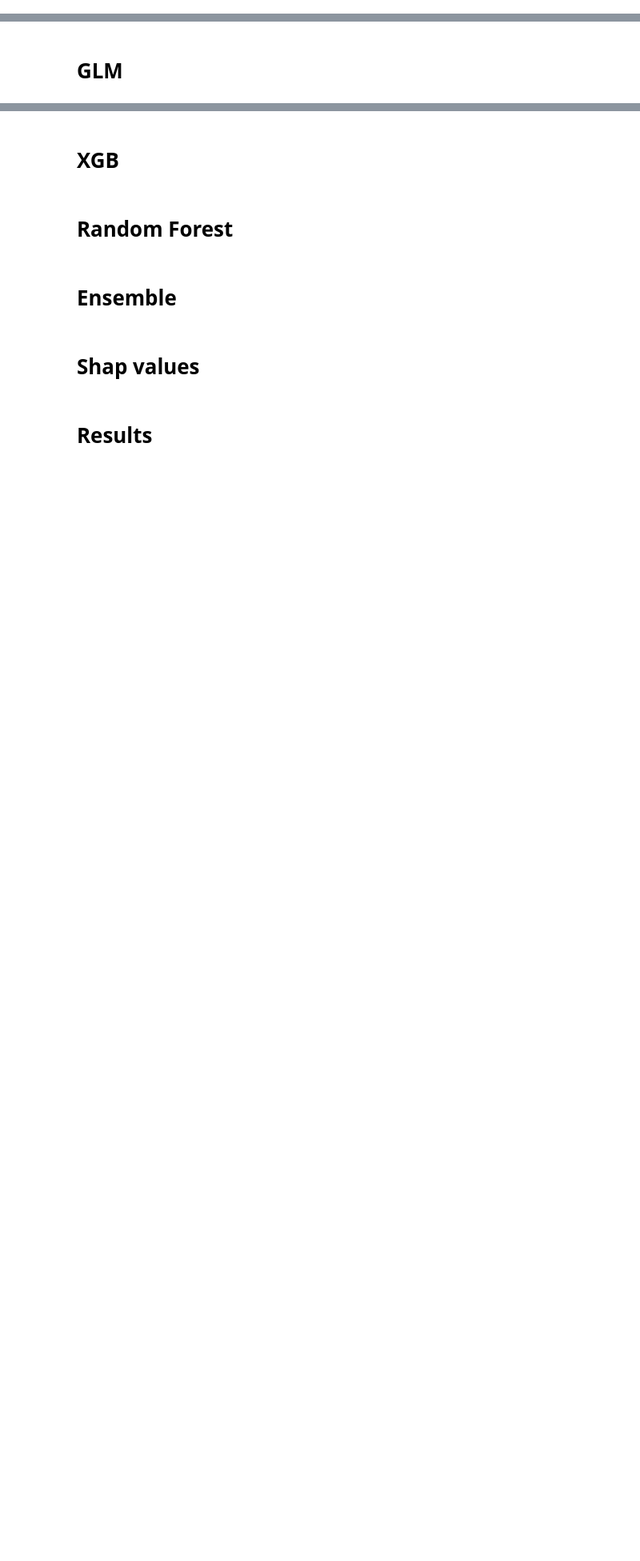
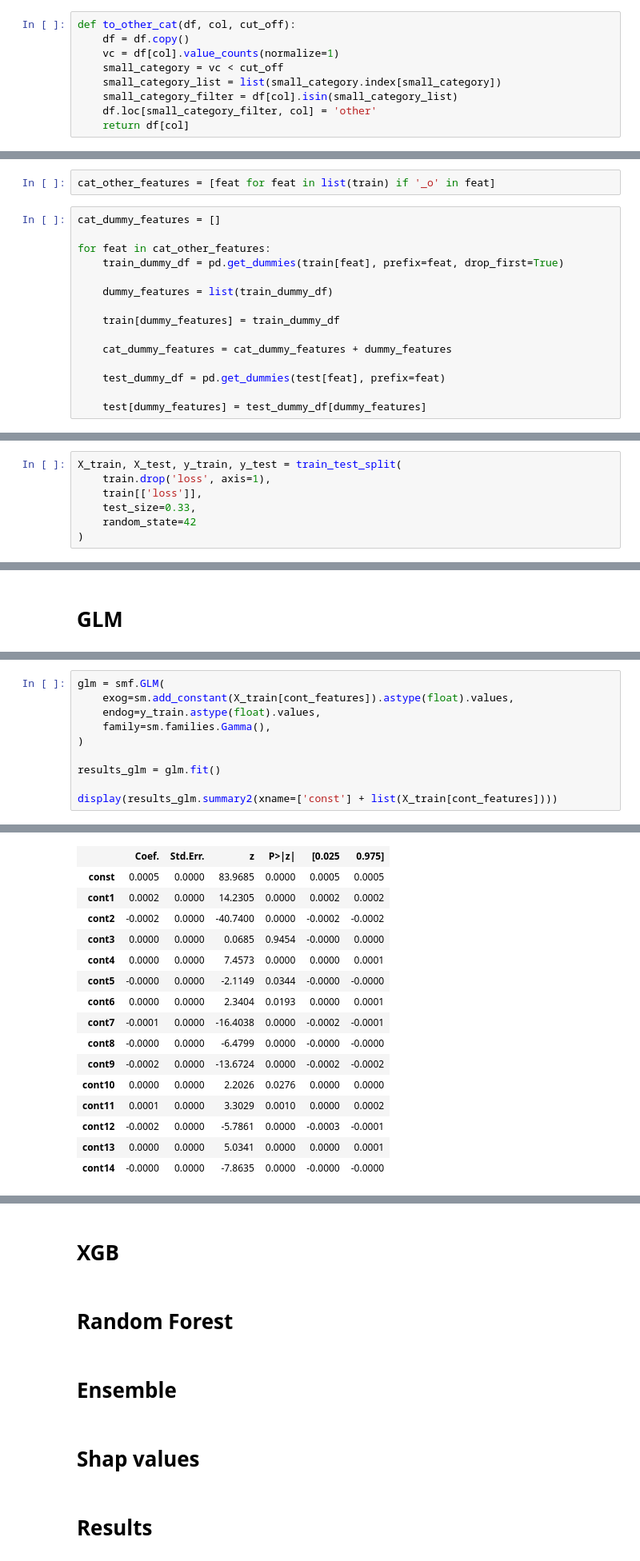
Before and after one commit to WoutAarts/portfolio, a Jupyter notebook: kaggle_insurance.ipynb, the cells around one changed output, grey strips where cells are left out. Shown: that part at 80% size. Drawn from its saved outputs; the diff is of its cells as text; blank space fills up the shorter version.

```diff
--- a/kaggle_insurance.ipynb
+++ b/kaggle_insurance.ipynb
@@ -95,0 +100,9 @@ If we need to create dummies from categorical variables, we can cut off at categ
+# %%
+def to_other_cat(df, col, cut_off):
+    df = df.copy()
+    vc = df[col].value_counts(normalize=1)
+    small_category = vc < cut_off
+    small_category_list = list(small_category.index[small_category])
+    small_category_filter = df[col].isin(small_category_list)
+    df.loc[small_category_filter, col] = 'other'
+    return df[col]
@@ -95,0 +141,17 @@ If we need to create dummies from categorical variables, we can cut off at categ
+# %%
+cat_other_features = [feat for feat in list(train) if '_o' in feat]
+# %%
+cat_dummy_features = []
+
+for feat in cat_other_features:
+    train_dummy_df = pd.get_dummies(train[feat], prefix=feat, drop_first=True)
+
+    dummy_features = list(train_dummy_df)
+
+    train[dummy_features] = train_dummy_df
+
+    cat_dummy_features = cat_dummy_features + dummy_features
+
+    test_dummy_df = pd.get_dummies(test[feat], prefix=feat)
+
+    test[dummy_features] = test_dummy_df[dummy_features]
@@ -203,0 +300,7 @@ ax.plot(np.arange(len(y)), y);
+# %%
+X_train, X_test, y_train, y_test = train_test_split(
+    train.drop('loss', axis=1),
+    train[['loss']],
+    test_size=0.33,
+    random_state=42
+)
@@ -205,0 +324,11 @@ ax.plot(np.arange(len(y)), y);
+# %%
+glm = smf.GLM(
+    exog=sm.add_constant(X_train[cont_features]).astype(float).values,
+    endog=y_train.astype(float).values,
+    family=sm.families.Gamma(),
+)
+
+results_glm = glm.fit()
+
+display(results_glm.summary2(xname=['const'] + list(X_train[cont_features])))
+# %% [output]
@@ -205,0 +343,16 @@ ax.plot(np.arange(len(y)), y);
+|  | Coef. | Std.Err. | z | P>|z| | [0.025 | 0.975] |
+| const | 0.0005 | 0.0000 | 83.9685 | 0.0000 | 0.0005 | 0.0005 |
+| cont1 | 0.0002 | 0.0000 | 14.2305 | 0.0000 | 0.0002 | 0.0002 |
+| cont2 | -0.0002 | 0.0000 | -40.7400 | 0.0000 | -0.0002 | -0.0002 |
+| cont3 | 0.0000 | 0.0000 | 0.0685 | 0.9454 | -0.0000 | 0.0000 |
+| cont4 | 0.0000 | 0.0000 | 7.4573 | 0.0000 | 0.0000 | 0.0001 |
+| cont5 | -0.0000 | 0.0000 | -2.1149 | 0.0344 | -0.0000 | -0.0000 |
+| cont6 | 0.0000 | 0.0000 | 2.3404 | 0.0193 | 0.0000 | 0.0001 |
+| cont7 | -0.0001 | 0.0000 | -16.4038 | 0.0000 | -0.0002 | -0.0001 |
+| cont8 | -0.0000 | 0.0000 | -6.4799 | 0.0000 | -0.0000 | -0.0000 |
+| cont9 | -0.0002 | 0.0000 | -13.6724 | 0.0000 | -0.0002 | -0.0002 |
+| cont10 | 0.0000 | 0.0000 | 2.2026 | 0.0276 | 0.0000 | 0.0000 |
+| cont11 | 0.0001 | 0.0000 | 3.3029 | 0.0010 | 0.0000 | 0.0002 |
+| cont12 | -0.0002 | 0.0000 | -5.7861 | 0.0000 | -0.0003 | -0.0001 |
+| cont13 | 0.0000 | 0.0000 | 5.0341 | 0.0000 | 0.0000 | 0.0001 |
+| cont14 | -0.0000 | 0.0000 | -7.8635 | 0.0000 | -0.0000 | -0.0000 |
```
Also changed, not shown: parts of 28 cells of this notebook.
